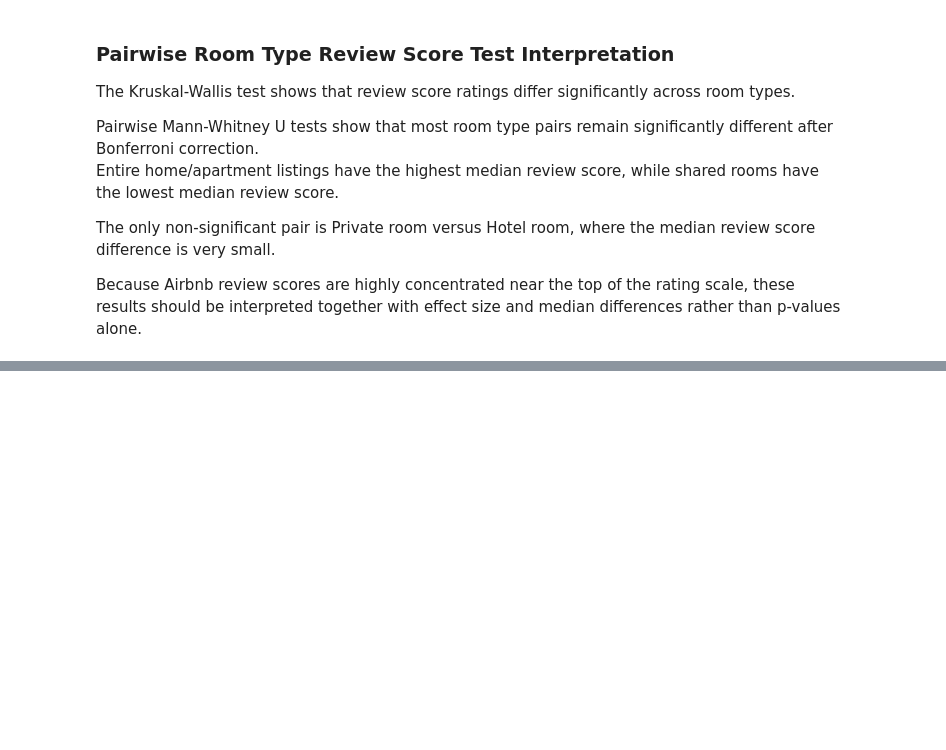
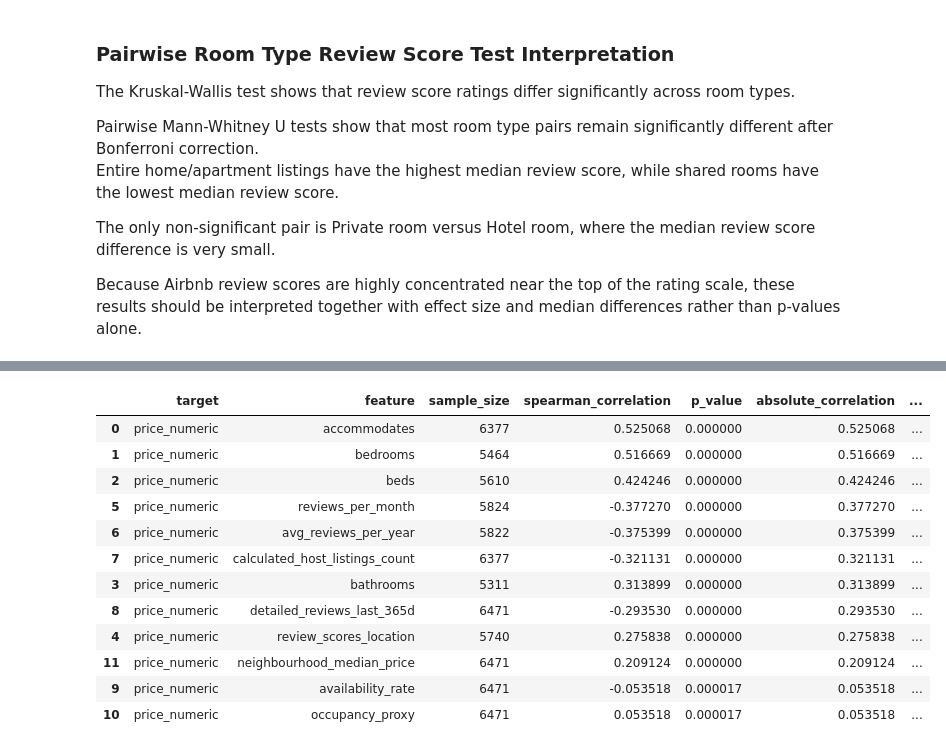
Before and after one commit to Tnadeeja/Inside-Airbnb-Market-Intelligence-Platform-Data-Engineering-Analytics-AI, a Jupyter notebook: notebooks/04_statistical_analysis.ipynb, the cells around one changed output, grey strips where cells are left out. Saved outputs shown, nothing was run; the diff lists cells and outputs as text; code cells hidden in the pictures; blank space fills up the shorter version.

```diff
--- a/notebooks/04_statistical_analysis.ipynb
+++ b/notebooks/04_statistical_analysis.ipynb
@@ -915,0 +1050,35 @@ Because Airbnb review scores are highly concentrated near the top of the rating
+# %%
+def interpret_correlation_strength(value):
+    abs_value = abs(value)
+
+    if abs_value < 0.10:
+        return "Very weak"
+    elif abs_value < 0.30:
+        return "Weak"
+    elif abs_value < 0.50:
+        return "Moderate"
+    elif abs_value < 0.70:
+        return "Strong"
+    else:
+        return "Very strong"
+
+spearman_price_results_df["relationship_strength"] = (
+    spearman_price_results_df["spearman_correlation"]
+    .apply(interpret_correlation_strength)
+)
+
+spearman_price_results_df
+# %% [output]
+|  | target | feature | sample_size | spearman_correlation | p_value | absolute_correlation | ... |
+| 0 | price_numeric | accommodates | 6377 | 0.525068 | 0.000000 | 0.525068 | ... |
+| 1 | price_numeric | bedrooms | 5464 | 0.516669 | 0.000000 | 0.516669 | ... |
+| 2 | price_numeric | beds | 5610 | 0.424246 | 0.000000 | 0.424246 | ... |
+| 5 | price_numeric | reviews_per_month | 5824 | -0.377270 | 0.000000 | 0.377270 | ... |
+| 6 | price_numeric | avg_reviews_per_year | 5822 | -0.375399 | 0.000000 | 0.375399 | ... |
+| 7 | price_numeric | calculated_host_listings_count | 6377 | -0.321131 | 0.000000 | 0.321131 | ... |
+| 3 | price_numeric | bathrooms | 5311 | 0.313899 | 0.000000 | 0.313899 | ... |
+| 8 | price_numeric | detailed_reviews_last_365d | 6471 | -0.293530 | 0.000000 | 0.293530 | ... |
+| 4 | price_numeric | review_scores_location | 5740 | 0.275838 | 0.000000 | 0.275838 | ... |
+| 11 | price_numeric | neighbourhood_median_price | 6471 | 0.209124 | 0.000000 | 0.209124 | ... |
+| 9 | price_numeric | availability_rate | 6471 | -0.053518 | 0.000017 | 0.053518 | ... |
+| 10 | price_numeric | occupancy_proxy | 6471 | 0.053518 | 0.000017 | 0.053518 | ... |
```
Also changed, not shown: parts of 9 cells of this notebook, 2 other files.
